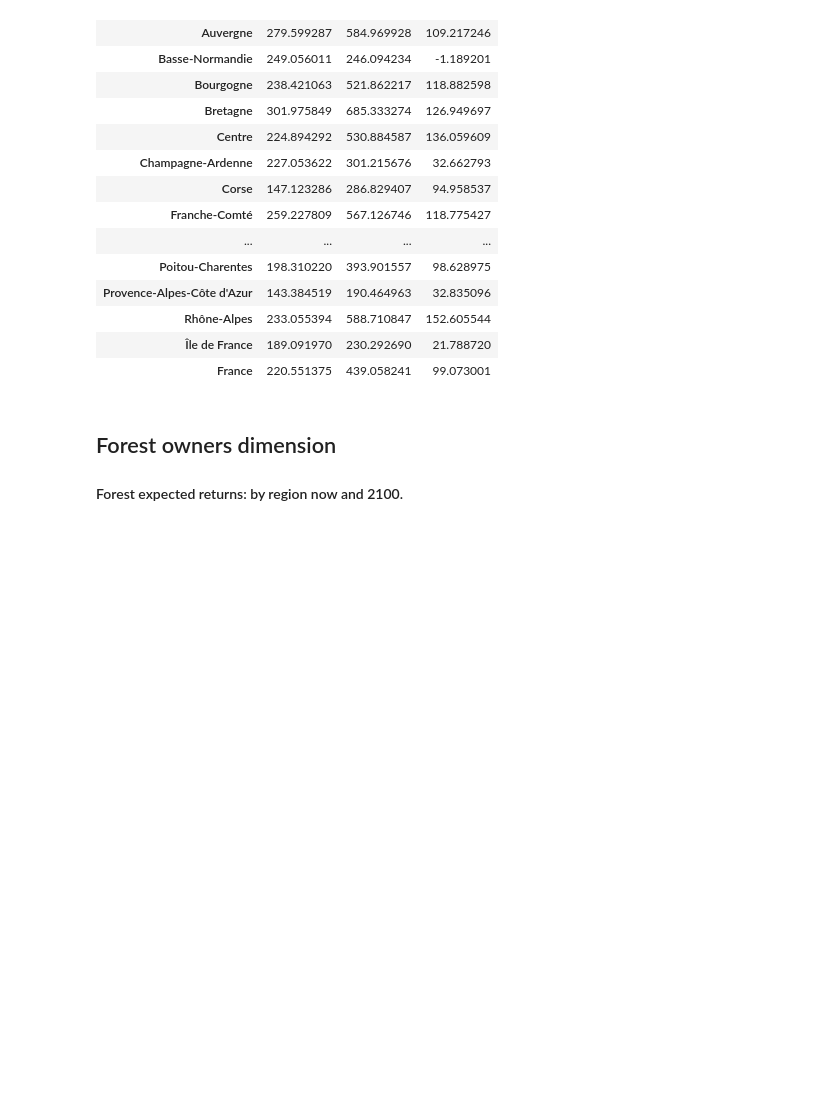
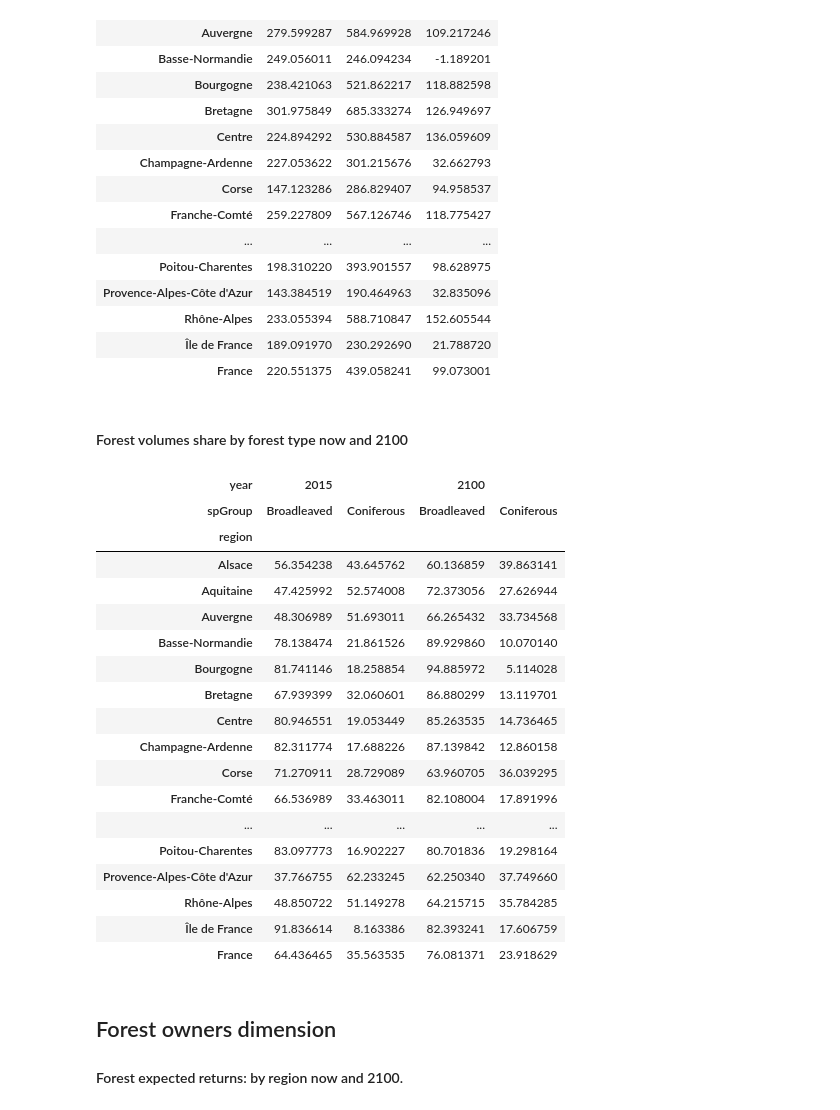
Before and after one commit to LEFNancy/ffsm_pp, a Jupyter notebook: 00_private/2015_oracle/data/output/parser_oracle.ipynb, the cells around one changed output. Drawn from its saved outputs; the diff is of its cells as text; code cells hidden in the pictures; blank space fills up the shorter version.

```diff
--- a/00_private/2015_oracle/data/output/parser_oracle.ipynb
+++ b/00_private/2015_oracle/data/output/parser_oracle.ipynb
@@ -288,6 +292,45 @@ forVolOverArea_total_a1b
 | Rhône-Alpes | 233.055394 | 588.710847 | 152.605544 |
 | Île de France | 189.091970 | 230.292690 | 21.788720 |
 | France | 220.551375 | 439.058241 | 99.073001 |
+# %% [markdown]
+#### Forest volumes share by forest type now and 2100 ####
+# %%
+forVol_byGroup
+forVol_byGroup_a1b = forVol_byGroup[forVol_byGroup['scen'].isin(scenarios_a1b)]
+forVol_byGroup_a1b = forVol_byGroup_a1b[forVol_byGroup_a1b['year'].isin([2015,2100])]
+forVol_byGroup_a1b = forVol_byGroup_a1b.groupby(['region','year','spGroup']).agg(np.mean)
+forVol_byGroup_a1b = forVol_byGroup_a1b.unstack(['year','spGroup'])
+forVol_byGroup_a1b.columns = forVol_byGroup_a1b.columns.droplevel() # DROP TOP COLUMN LEVEL
+forVol_byGroup_a1b.columns.set_levels([ [2015, 2100], ['br', 'con']], inplace=True)
+forVol_byGroup_a1b.loc['France'] = forVol_byGroup_a1b.sum()
+forVol_byGroup_a1b
+forVolShare_byGroup_a1b = forVol_byGroup_a1b.copy()
+forVolShare_byGroup_a1b[2015,'Broadleaved'] = 100 * forVol_byGroup_a1b[2015,'br']  / (forVol_byGroup_a1b[2015,'br']+forVol_byGroup_a1b[2015,'con'])
+forVolShare_byGroup_a1b[2015,'Coniferous']  = 100 * forVol_byGroup_a1b[2015,'con'] / (forVol_byGroup_a1b[2015,'br']+forVol_byGroup_a1b[2015,'con'])
+forVolShare_byGroup_a1b[2100,'Broadleaved'] = 100 * forVol_byGroup_a1b[2100,'br']  / (forVol_byGroup_a1b[2100,'br']+forVol_byGroup_a1b[2100,'con'])
+forVolShare_byGroup_a1b[2100,'Coniferous']  = 100 * forVol_byGroup_a1b[2100,'con'] / (forVol_byGroup_a1b[2100,'br']+forVol_byGroup_a1b[2100,'con'])
+forVolShare_byGroup_a1b.drop([(2015,'br'),(2015,'con'),(2100,'br'),(2100,'con')], axis=1, inplace=True)
+forVolShare_byGroup_a1b
+# %% [output]
+| year | 2015 |  | 2100 |  |
+| spGroup | Broadleaved | Coniferous | Broadleaved | Coniferous |
+| region |  |  |  |  |
+| Alsace | 56.354238 | 43.645762 | 60.136859 | 39.863141 |
+| Aquitaine | 47.425992 | 52.574008 | 72.373056 | 27.626944 |
+| Auvergne | 48.306989 | 51.693011 | 66.265432 | 33.734568 |
+| Basse-Normandie | 78.138474 | 21.861526 | 89.929860 | 10.070140 |
+| Bourgogne | 81.741146 | 18.258854 | 94.885972 | 5.114028 |
+| Bretagne | 67.939399 | 32.060601 | 86.880299 | 13.119701 |
+| Centre | 80.946551 | 19.053449 | 85.263535 | 14.736465 |
+| Champagne-Ardenne | 82.311774 | 17.688226 | 87.139842 | 12.860158 |
+| Corse | 71.270911 | 28.729089 | 63.960705 | 36.039295 |
+| Franche-Comté | 66.536989 | 33.463011 | 82.108004 | 17.891996 |
+| ... | ... | ... | ... | ... |
+| Poitou-Charentes | 83.097773 | 16.902227 | 80.701836 | 19.298164 |
+| Provence-Alpes-Côte d'Azur | 37.766755 | 62.233245 | 62.250340 | 37.749660 |
+| Rhône-Alpes | 48.850722 | 51.149278 | 64.215715 | 35.784285 |
+| Île de France | 91.836614 | 8.163386 | 82.393241 | 17.606759 |
+| France | 64.436465 | 35.563535 | 76.081371 | 23.918629 |
 # %% [markdown]
 ## Forest owners dimension ##
 #### Forest expected returns: by region now and 2100. ####
```
Also changed, not shown: parts of 18 cells of this notebook, 7 other files.
